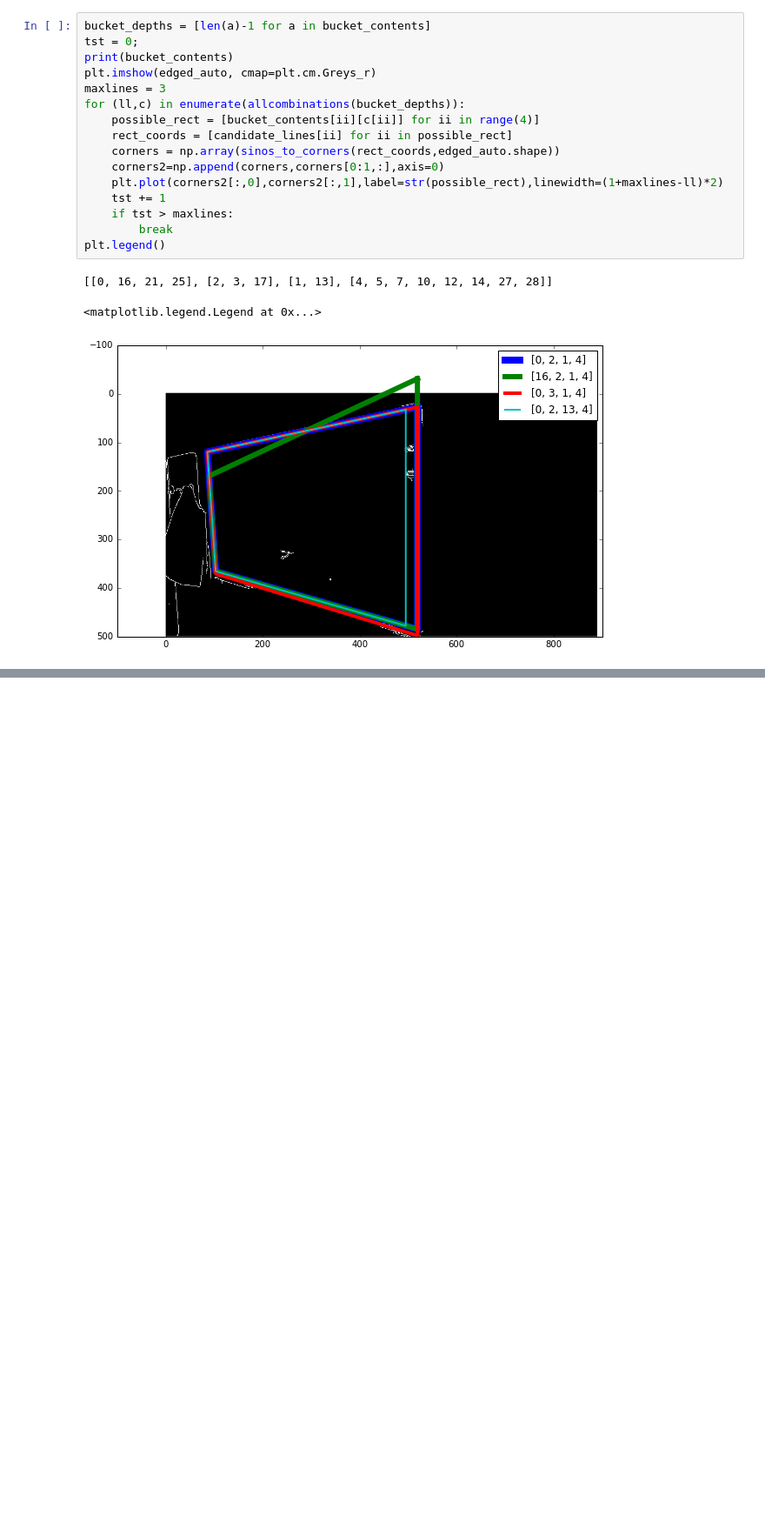
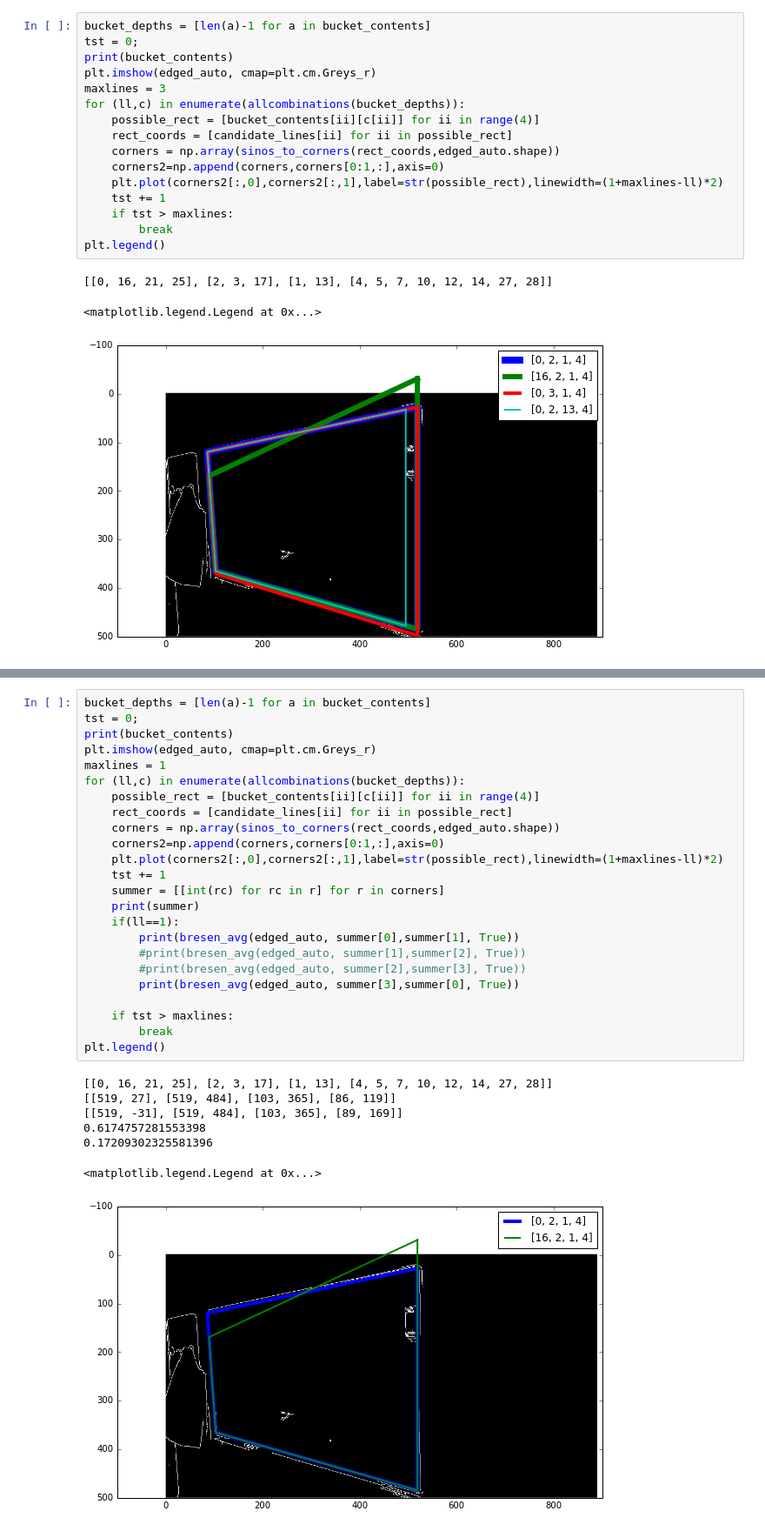
Before and after one commit to oceanofsolaris/whiteboard-diff, a Jupyter notebook: detection_notebook.ipynb, the cells around one changed output, grey strips where cells are left out. Shown at 87% size. Drawn from its saved outputs; the diff is of its cells as text; blank space fills up the shorter version.

```diff
--- a/detection_notebook.ipynb
+++ b/detection_notebook.ipynb
@@ -236,0 +334,32 @@ plt.legend()
+# %%
+bucket_depths = [len(a)-1 for a in bucket_contents]
+tst = 0;
+print(bucket_contents)
+plt.imshow(edged_auto, cmap=plt.cm.Greys_r)
+maxlines = 1
+for (ll,c) in enumerate(allcombinations(bucket_depths)):
+    possible_rect = [bucket_contents[ii][c[ii]] for ii in range(4)]
+    rect_coords = [candidate_lines[ii] for ii in possible_rect]
+    corners = np.array(sinos_to_corners(rect_coords,edged_auto.shape))
+    corners2=np.append(corners,corners[0:1,:],axis=0)
+    plt.plot(corners2[:,0],corners2[:,1],label=str(possible_rect),linewidth=(1+maxlines-ll)*2)
+    tst += 1
+    summer = [[int(rc) for rc in r] for r in corners]
+    print(summer)
+    if(ll==1):
+        print(bresen_avg(edged_auto, summer[0],summer[1], True))
+        #print(bresen_avg(edged_auto, summer[1],summer[2], True))
+        #print(bresen_avg(edged_auto, summer[2],summer[3], True))
+        print(bresen_avg(edged_auto, summer[3],summer[0], True))
+
+    if tst > maxlines:
+        break
+plt.legend()
+# %% [output]
+[[0, 16, 21, 25], [2, 3, 17], [1, 13], [4, 5, 7, 10, 12, 14, 27, 28]]
+[[519, 27], [519, 484], [103, 365], [86, 119]]
+[[519, -31], [519, 484], [103, 365], [89, 169]]
+0.6174757281553398
+0.17209302325581396
+<matplotlib.legend.Legend at 0x...>
+[figure, added]
```
Also changed, not shown: parts of 14 cells of this notebook.
